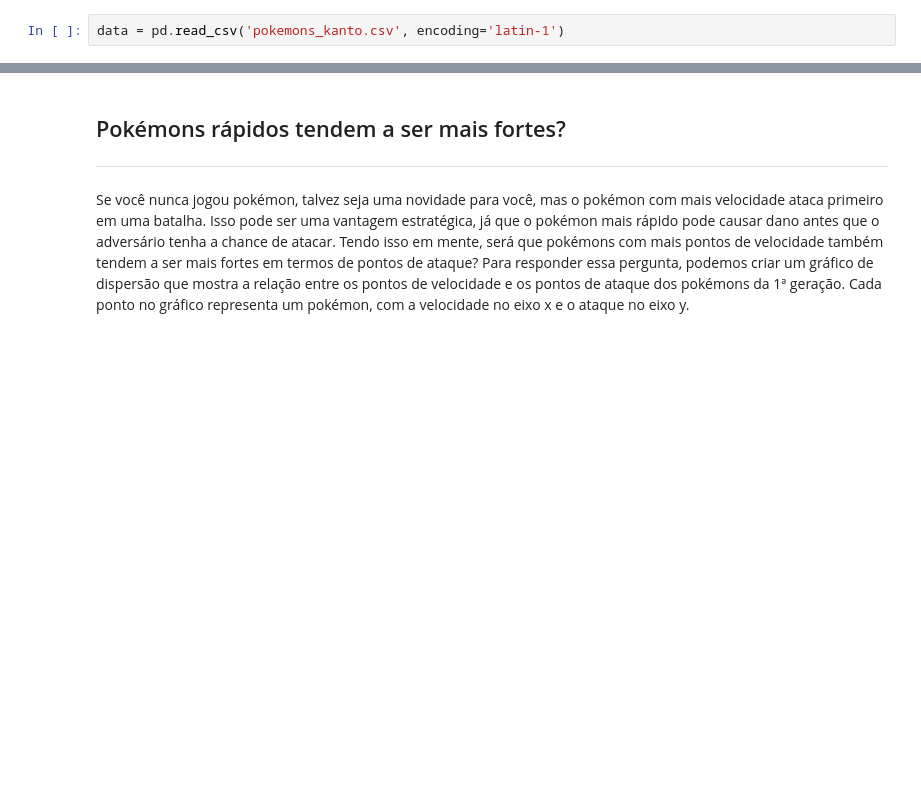
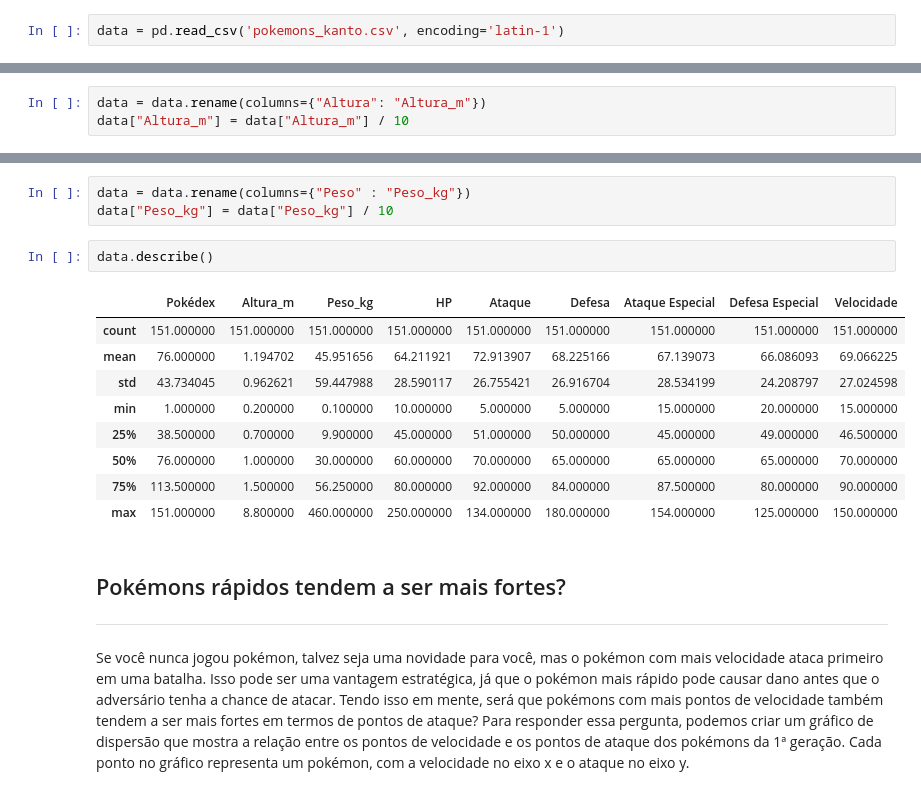
Before and after one commit to Matiasply/ProfessorOakWouldBeProud, a Jupyter notebook: analise.ipynb, the cells around one changed output, grey strips where cells are left out. Cells and saved outputs as stored; diff of their text form; blank space fills up the shorter version.

```diff
--- a/analise.ipynb
+++ b/analise.ipynb
@@ -19,0 +61,3 @@ data = pd.read_csv('pokemons_kanto.csv', encoding='latin-1')
+# %%
+data = data.rename(columns={"Altura": "Altura_m"})
+data["Altura_m"] = data["Altura_m"] / 10
@@ -20,3 +66,18 @@ data = pd.read_csv('pokemons_kanto.csv', encoding='latin-1')
+# %%
+data = data.rename(columns={"Peso" : "Peso_kg"})
+data["Peso_kg"] = data["Peso_kg"] / 10
+# %%
+data.describe()
+# %% [output]
+|  | Pokédex | Altura_m | Peso_kg | HP | Ataque | Defesa | Ataque Especial | Defesa Especial | Velocidade |
+| count | 151.000000 | 151.000000 | 151.000000 | 151.000000 | 151.000000 | 151.000000 | 151.000000 | 151.000000 | 151.000000 |
+| mean | 76.000000 | 1.194702 | 45.951656 | 64.211921 | 72.913907 | 68.225166 | 67.139073 | 66.086093 | 69.066225 |
+| std | 43.734045 | 0.962621 | 59.447988 | 28.590117 | 26.755421 | 26.916704 | 28.534199 | 24.208797 | 27.024598 |
+| min | 1.000000 | 0.200000 | 0.100000 | 10.000000 | 5.000000 | 5.000000 | 15.000000 | 20.000000 | 15.000000 |
+| 25% | 38.500000 | 0.700000 | 9.900000 | 45.000000 | 51.000000 | 50.000000 | 45.000000 | 49.000000 | 46.500000 |
+| 50% | 76.000000 | 1.000000 | 30.000000 | 60.000000 | 70.000000 | 65.000000 | 65.000000 | 65.000000 | 70.000000 |
+| 75% | 113.500000 | 1.500000 | 56.250000 | 80.000000 | 92.000000 | 84.000000 | 87.500000 | 80.000000 | 90.000000 |
+| max | 151.000000 | 8.800000 | 460.000000 | 250.000000 | 134.000000 | 180.000000 | 154.000000 | 125.000000 | 150.000000 |
 # %% [markdown]
 ## Pokémons rápidos tendem a ser mais fortes?
 ---
```
Also changed, not shown: parts of 6 cells of this notebook.
